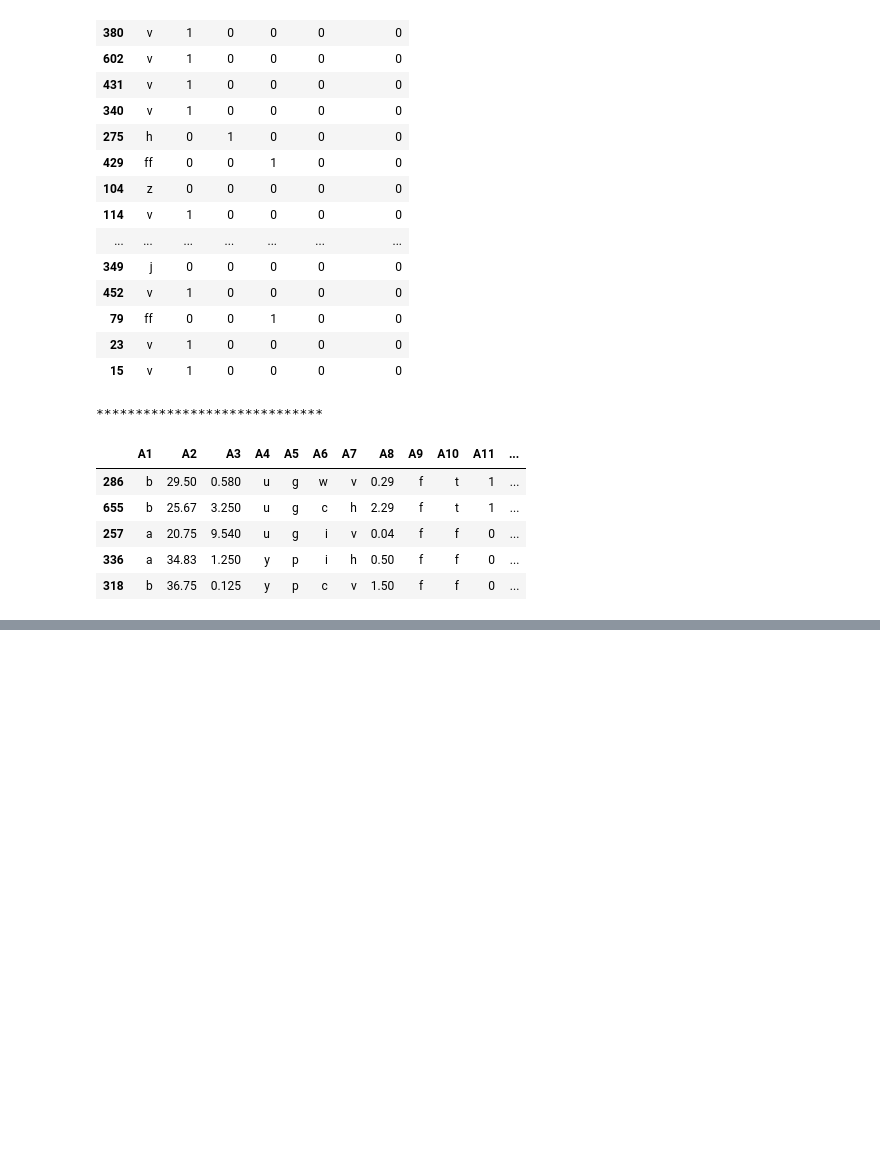
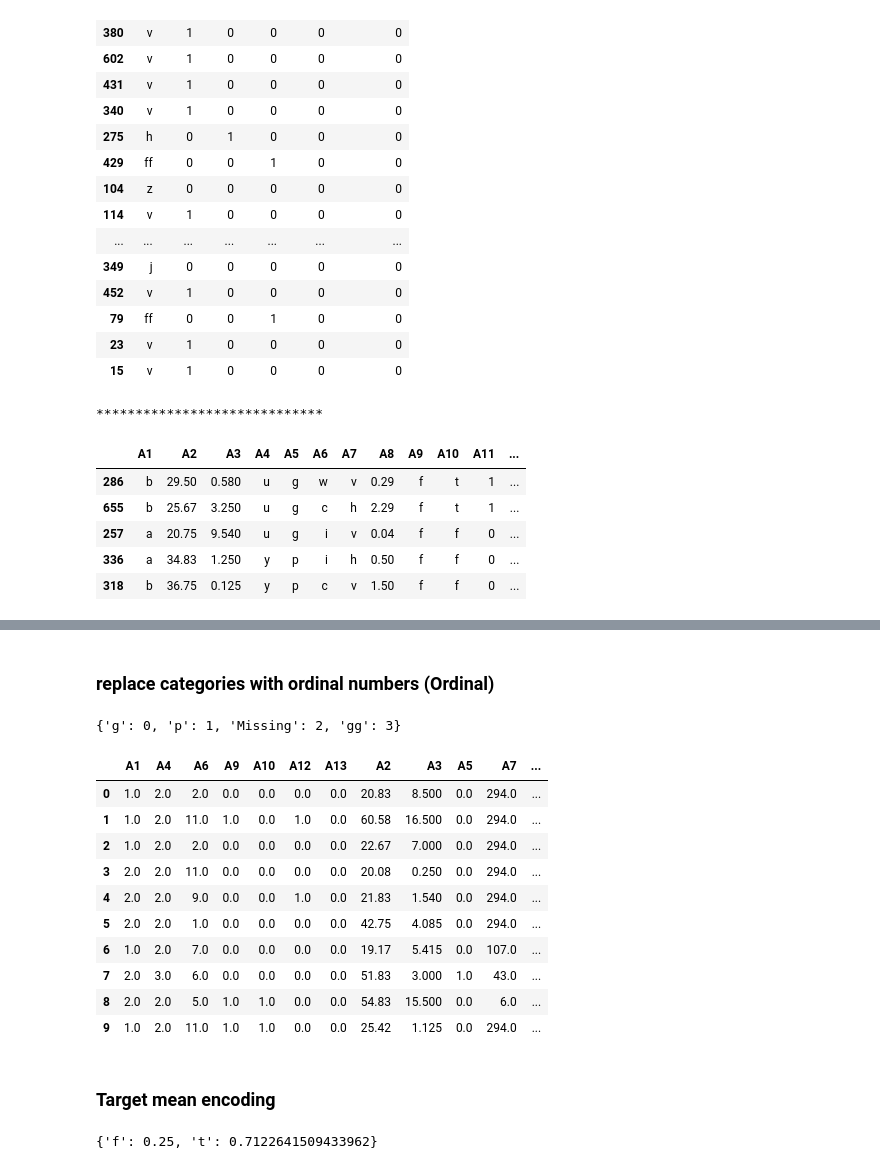
Before and after one commit to manjunath-hanmantgad/python-development, a Jupyter notebook: Encoding_Categorical_Variables.ipynb, the cells around one changed output, grey strips where cells are left out. Drawn from its saved outputs; the diff is of its cells as text; code cells hidden in the pictures; blank space fills up the shorter version.

Commit message:
target mean encoding

```diff
--- a/Encoding_Categorical_Variables.ipynb
+++ b/Encoding_Categorical_Variables.ipynb
@@ -328,0 +370,77 @@ X_test.head()
+# %% [markdown]
+### replace categories with ordinal numbers (Ordinal)
+# %%
+# encode A5 variable
+
+ordinal_mapping = {k: i for i,k in enumerate(
+    X_train["A5"].unique(),0
+)}
+ordinal_mapping
+# %% [output]
+{'g': 0, 'p': 1, 'Missing': 2, 'gg': 3}
+# %%
+# replace categories with numbers
+
+X_train["A5"] = X_train["A5"].map(ordinal_mapping)
+X_test["A5"] = X_test["A5"].map(ordinal_mapping)
+# %%
+# perform ordinal encoding
+
+from sklearn.preprocessing import OrdinalEncoder
+from sklearn.compose import ColumnTransformer
+
+# initialse the encoder
+
+enc = OrdinalEncoder()
+
+# but ordinal encoder will encode complete dataset
+# so we use columntransofmer to encode only selection of variables
+
+vars_categorical = X_train.select_dtypes(include="O").columns.to_list()
+
+# list containing remaining variables
+
+vars_remainder = X_train.select_dtypes(exclude="O").columns.to_list()
+
+# columntransformer to encode categorical variables
+
+ct = ColumnTransformer([("encoder",enc,vars_categorical)],
+                       remainder="passthrough")
+
+# fit the encoder to train data
+
+ct.fit(X_train)
+
+# encode categorical variable in train and test sets
+
+X_train_enc = ct.transform(X_train)
+X_test_enc = ct.transform(X_test)
+# %%
+#X_train_enc.head() # so this is ndarray
+# and we need to convert to df to get more info
+
+X_train_enc = pd.DataFrame(X_train_enc, columns=vars_categorical+vars_remainder)
+X_test_enc = pd.DataFrame(X_test_enc, columns=vars_categorical+vars_remainder)
+
+X_train_enc.head(10)
+# %% [output]
+|  | A1 | A4 | A6 | A9 | A10 | A12 | A13 | A2 | A3 | A5 | A7 | ... |
+| 0 | 1.0 | 2.0 | 2.0 | 0.0 | 0.0 | 0.0 | 0.0 | 20.83 | 8.500 | 0.0 | 294.0 | ... |
+| 1 | 1.0 | 2.0 | 11.0 | 1.0 | 0.0 | 1.0 | 0.0 | 60.58 | 16.500 | 0.0 | 294.0 | ... |
+| 2 | 1.0 | 2.0 | 2.0 | 0.0 | 0.0 | 0.0 | 0.0 | 22.67 | 7.000 | 0.0 | 294.0 | ... |
+| 3 | 2.0 | 2.0 | 11.0 | 0.0 | 0.0 | 0.0 | 0.0 | 20.08 | 0.250 | 0.0 | 294.0 | ... |
+| 4 | 2.0 | 2.0 | 9.0 | 0.0 | 0.0 | 1.0 | 0.0 | 21.83 | 1.540 | 0.0 | 294.0 | ... |
+| 5 | 2.0 | 2.0 | 1.0 | 0.0 | 0.0 | 0.0 | 0.0 | 42.75 | 4.085 | 0.0 | 294.0 | ... |
+| 6 | 1.0 | 2.0 | 7.0 | 0.0 | 0.0 | 0.0 | 0.0 | 19.17 | 5.415 | 0.0 | 107.0 | ... |
+| 7 | 2.0 | 3.0 | 6.0 | 0.0 | 0.0 | 0.0 | 0.0 | 51.83 | 3.000 | 1.0 | 43.0 | ... |
+| 8 | 2.0 | 2.0 | 5.0 | 1.0 | 1.0 | 0.0 | 0.0 | 54.83 | 15.500 | 0.0 | 6.0 | ... |
+| 9 | 1.0 | 2.0 | 11.0 | 1.0 | 1.0 | 0.0 | 0.0 | 25.42 | 1.125 | 0.0 | 294.0 | ... |
+# %% [markdown]
+### Target mean encoding
+# %%
+# find mean target value per category of a variable and store in dict
+
+mapping = y_train.groupby(X_train["A10"]).mean().to_dict()
+mapping
+# %% [output]
+{'f': 0.25, 't': 0.7122641509433962}
```
Also changed, not shown: parts of 10 cells of this notebook.
